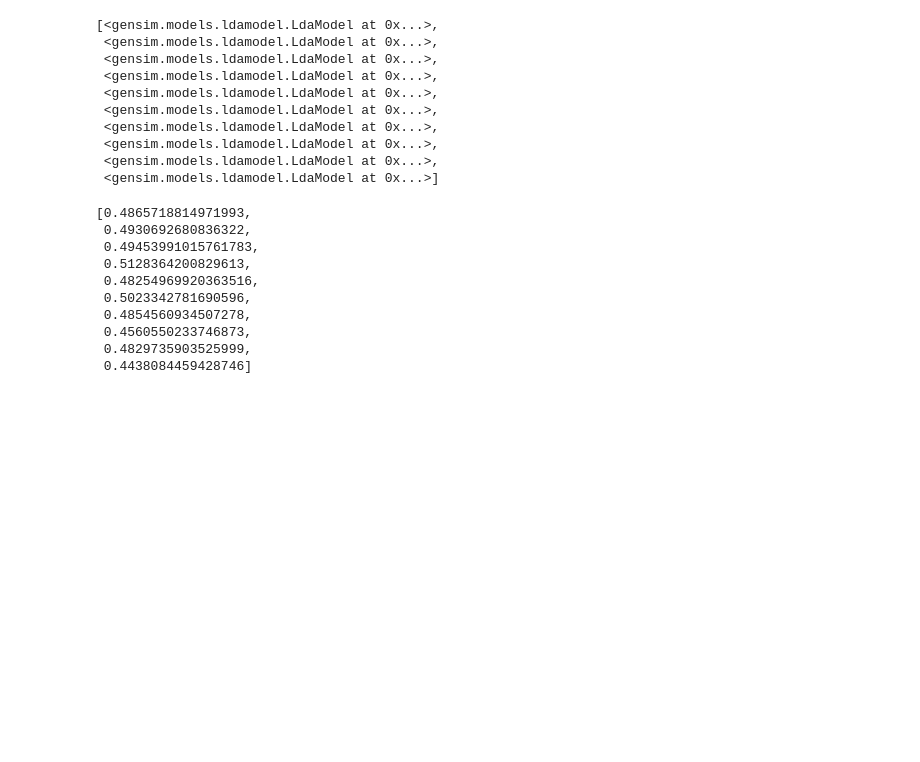
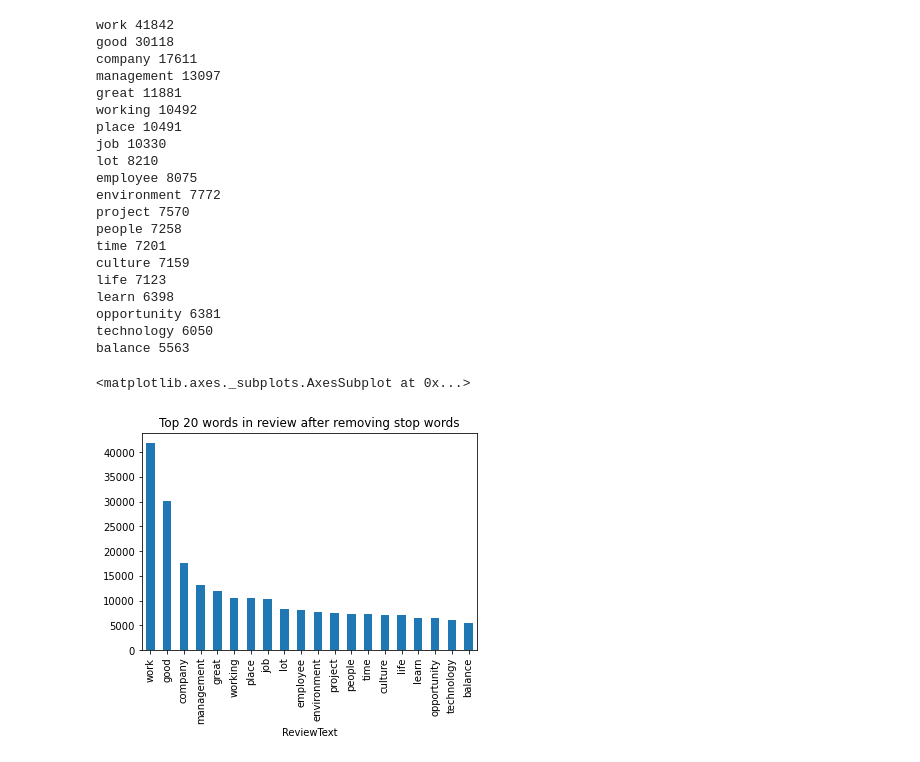
Before and after one commit to toadies/smu-ds-opinion-mining-co-reviews, a Jupyter notebook: notebooks/Section 4 - 1 - LDA.ipynb, the cells around one changed output. Saved outputs shown, nothing was run; the diff lists cells and outputs as text; code cells hidden in the pictures; blank space fills up the shorter version.

```diff
--- a/notebooks/Section 4 - 1 - LDA.ipynb
+++ b/notebooks/Section 4 - 1 - LDA.ipynb
@@ -104,3 +108,0 @@ Name: review, dtype: object
-# %%
-dictionary = corpora.Dictionary(processed_docs)
-corpus = [dictionary.doc2bow(text) for text in processed_docs]
@@ -153,9 +108,0 @@ model_list, coherence_values = compute_coherence_values(dictionary=dictionary, c
-# %%
-# Show graph
-limit=30; start=2; step=3;
-x = range(start, limit, step)
-plt.plot(x, coherence_values)
-plt.xlabel("Num Topics")
-plt.ylabel("Coherence score")
-plt.legend(("coherence_values"), loc='best')
-plt.show()
@@ -179,26 +109,38 @@ Num Topics = 29  has Coherence Value of 0.4438
-# %%
-model_list
-# %% [output]
-[<gensim.models.ldamodel.LdaModel at 0x...>,
- <gensim.models.ldamodel.LdaModel at 0x...>,
- <gensim.models.ldamodel.LdaModel at 0x...>,
- <gensim.models.ldamodel.LdaModel at 0x...>,
- <gensim.models.ldamodel.LdaModel at 0x...>,
- <gensim.models.ldamodel.LdaModel at 0x...>,
- <gensim.models.ldamodel.LdaModel at 0x...>,
- <gensim.models.ldamodel.LdaModel at 0x...>,
- <gensim.models.ldamodel.LdaModel at 0x...>,
- <gensim.models.ldamodel.LdaModel at 0x...>]
-# %%
-coherence_values
-# %% [output]
-[0.4865718814971993,
- 0.4930692680836322,
- 0.49453991015761783,
- 0.5128364200829613,
- 0.48254969920363516,
- 0.5023342781690596,
- 0.4854560934507278,
- 0.4560550233746873,
- 0.4829735903525999,
- 0.4438084459428746]
+# %%
+from sklearn.feature_extraction.text import CountVectorizer, TfidfVectorizer
+def get_top_n_words(corpus, n=None):
+    vec = CountVectorizer(stop_words = 'english').fit(corpus)
+    bag_of_words = vec.transform(corpus)
+    sum_words = bag_of_words.sum(axis=0)
+    words_freq = [(word, sum_words[0, idx]) for word, idx in vec.vocabulary_.items()]
+    words_freq =sorted(words_freq, key = lambda x: x[1], reverse=True)
+    return words_freq[:n]
+common_words = get_top_n_words(reviews, 20)
+for word, freq in common_words:
+    print(word, freq)
+df2 = pd.DataFrame(common_words, columns = ['ReviewText' , 'count'])
+df2.groupby('ReviewText').sum()['count'].sort_values(ascending=False).plot(
+    kind='bar', title='Top 20 words in review after removing stop words')
+# %% [output]
+work 41842
+good 30118
+company 17611
+management 13097
+great 11881
+working 10492
+place 10491
+job 10330
+lot 8210
+employee 8075
+environment 7772
+project 7570
+people 7258
+time 7201
+culture 7159
+life 7123
+learn 6398
+opportunity 6381
+technology 6050
+balance 5563
+<matplotlib.axes._subplots.AxesSubplot at 0x...>
+[figure, added]
```
Also changed, not shown: parts of 42 cells of this notebook, 2 other files.
